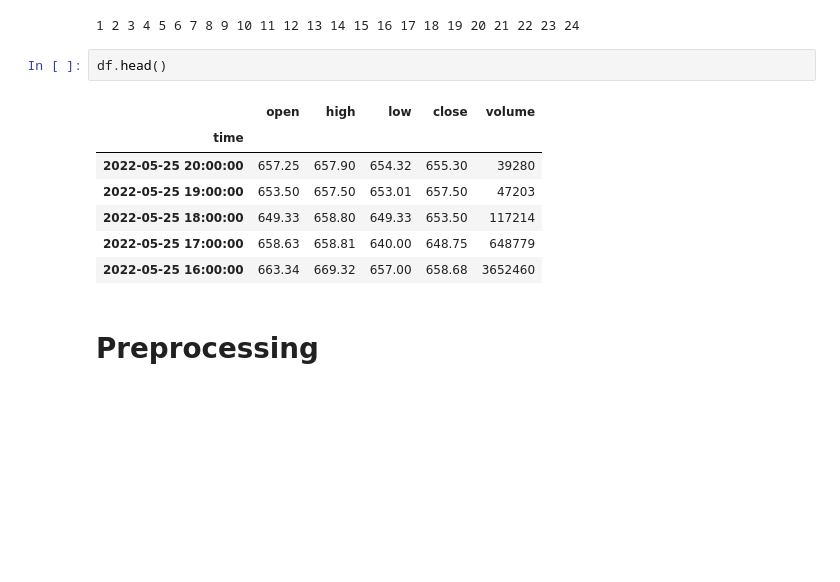
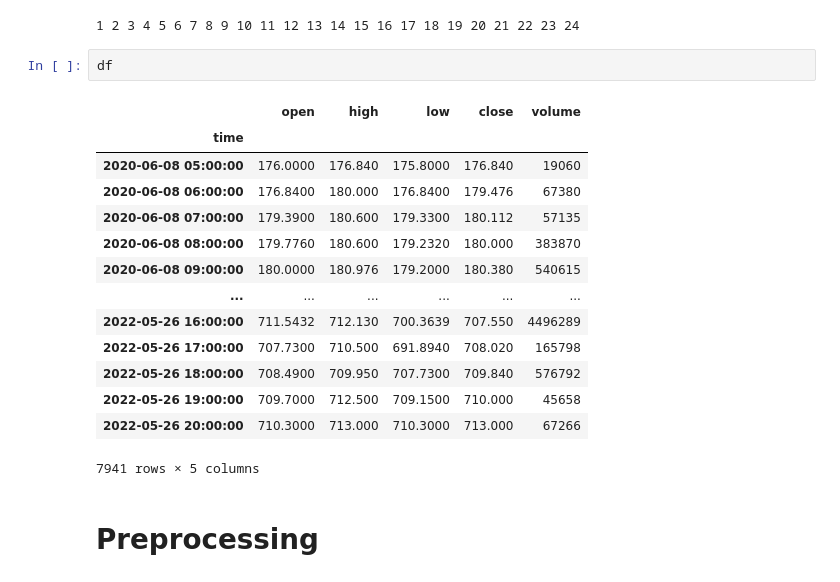
Before and after one commit to ScottAllenJefferys/4-Day-Forecaster, a Jupyter notebook: model_creation.ipynb, the cells around one changed output. Drawn from its saved outputs; the diff is of its cells as text; blank space fills up the shorter version.

```diff
--- a/model_creation.ipynb
+++ b/model_creation.ipynb
@@ -71,15 +71,22 @@ df = get_data("TSLA")
 # %% [output]
 1 2 3 4 5 6 7 8 9 10 11 12 13 14 15 16 17 18 19 20 21 22 23 24
 # %%
-df.head()
+df
 # %% [output]
 |  | open | high | low | close | volume |
 | time |  |  |  |  |  |
-| 2022-05-25 20:00:00 | 657.25 | 657.90 | 654.32 | 655.30 | 39280 |
-| 2022-05-25 19:00:00 | 653.50 | 657.50 | 653.01 | 657.50 | 47203 |
-| 2022-05-25 18:00:00 | 649.33 | 658.80 | 649.33 | 653.50 | 117214 |
-| 2022-05-25 17:00:00 | 658.63 | 658.81 | 640.00 | 648.75 | 648779 |
-| 2022-05-25 16:00:00 | 663.34 | 669.32 | 657.00 | 658.68 | 3652460 |
+| 2020-06-08 05:00:00 | 176.0000 | 176.840 | 175.8000 | 176.840 | 19060 |
+| 2020-06-08 06:00:00 | 176.8400 | 180.000 | 176.8400 | 179.476 | 67380 |
+| 2020-06-08 07:00:00 | 179.3900 | 180.600 | 179.3300 | 180.112 | 57135 |
+| 2020-06-08 08:00:00 | 179.7760 | 180.600 | 179.2320 | 180.000 | 383870 |
+| 2020-06-08 09:00:00 | 180.0000 | 180.976 | 179.2000 | 180.380 | 540615 |
+| ... | ... | ... | ... | ... | ... |
+| 2022-05-26 16:00:00 | 711.5432 | 712.130 | 700.3639 | 707.550 | 4496289 |
+| 2022-05-26 17:00:00 | 707.7300 | 710.500 | 691.8940 | 708.020 | 165798 |
+| 2022-05-26 18:00:00 | 708.4900 | 709.950 | 707.7300 | 709.840 | 576792 |
+| 2022-05-26 19:00:00 | 709.7000 | 712.500 | 709.1500 | 710.000 | 45658 |
+| 2022-05-26 20:00:00 | 710.3000 | 713.000 | 710.3000 | 713.000 | 67266 |
+7941 rows × 5 columns
 # %% [markdown]
 # Preprocessing
 # %%
```
Also changed, not shown: parts of 24 cells of this notebook, 18 other files.
